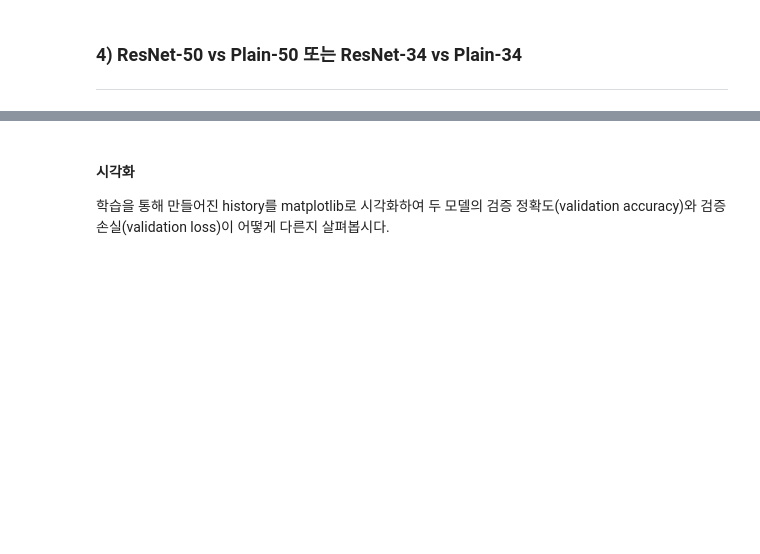
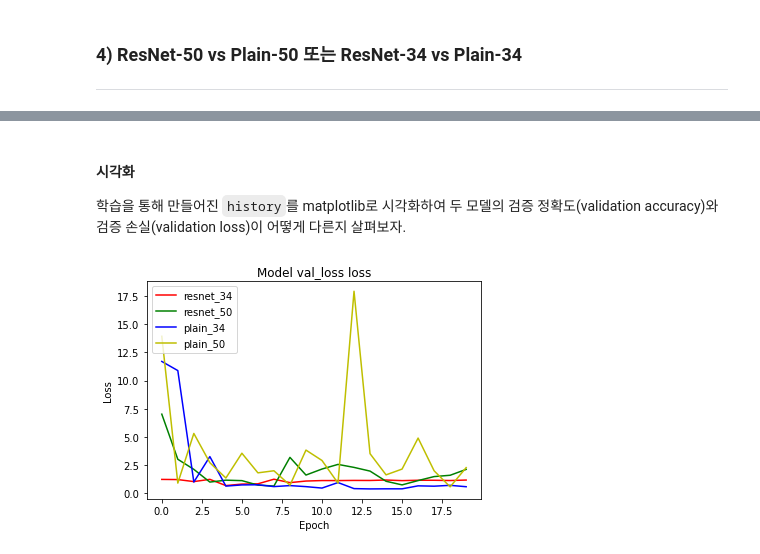
Before and after one commit to IsaacTips/AIFFEL, a Jupyter notebook: Going_Deeper/Project1_ResNet_Ablation_Study/Project1_ResNet_Ablation_Study.ipynb, the cells around one changed output, grey strips where cells are left out. Saved outputs shown, nothing was run; the diff lists cells and outputs as text; code cells hidden in the pictures; blank space fills up the shorter version.

```diff
--- a/Going_Deeper/Project1_ResNet_Ablation_Study/Project1_ResNet_Ablation_Study.ipynb
+++ b/Going_Deeper/Project1_ResNet_Ablation_Study/Project1_ResNet_Ablation_Study.ipynb
@@ -1069,0 +2045,16 @@ Non-trainable params: 53,120
+# %%
+resnet50_224.compile(
+    loss='sparse_categorical_crossentropy',
+    optimizer=tf.keras.optimizers.SGD(lr=0.01, clipnorm=1.),
+    metrics=['accuracy'],
+)
+
+his_resnet50 = resnet50_224.fit(
+    ds_train,
+    steps_per_epoch= int(ds_info.splits['train'].num_examples/BATCH_SIZE*0.8),
+    validation_steps= int(ds_info.splits['train'].num_examples/BATCH_SIZE*0.2),
+    epochs = EPOCH,
+    validation_data= ds_test,
+    verbose= 1,
+    use_multiprocessing= True,
+)
@@ -1069,0 +2079,16 @@ Non-trainable params: 53,120
+# %%
+plain_resnet50.compile(
+    loss='sparse_categorical_crossentropy',
+    optimizer=tf.keras.optimizers.SGD(lr=0.01, clipnorm=1.),
+    metrics=['accuracy'],
+)
+
+his_plain_resnet50 = plain_resnet50.fit(
+    ds_train,
+    steps_per_epoch= int(ds_info.splits['train'].num_examples/BATCH_SIZE*0.8),
+    validation_steps= int(ds_info.splits['train'].num_examples/BATCH_SIZE*0.2),
+    epochs = EPOCH,
+    validation_data= ds_test,
+    verbose= 1,
+    use_multiprocessing= True,
+)
@@ -1070,3 +2113,17 @@ Non-trainable params: 53,120
 # %% [markdown]
 #### 시각화
-학습을 통해 만들어진 history를 matplotlib로 시각화하여 두 모델의 검증 정확도(validation accuracy)와 검증 손실(validation loss)이 어떻게 다른지 살펴봅시다.
+학습을 통해 만들어진 `history`를 matplotlib로 시각화하여 두 모델의 검증 정확도(validation accuracy)와 검증 손실(validation loss)이 어떻게 다른지 살펴보자.
+# %%
+import matplotlib.pyplot as plt
+
+plt.plot(his_resnet34.history['val_loss'], 'r')
+plt.plot(his_resnet50.history['val_loss'], 'g')
+plt.plot(his_plain_resnet34.history['val_loss'], 'b')
+plt.plot(his_plain_resnet50.history['val_loss'], 'y')
+plt.title('Model val_loss loss')
+plt.ylabel('Loss')
+plt.xlabel('Epoch')
+plt.legend(['resnet_34', 'resnet_50', 'plain_34', 'plain_50'], loc='upper left')
+plt.show()
+# %% [output]
+[figure, added]
```
Also changed, not shown: parts of 27 cells of this notebook.
